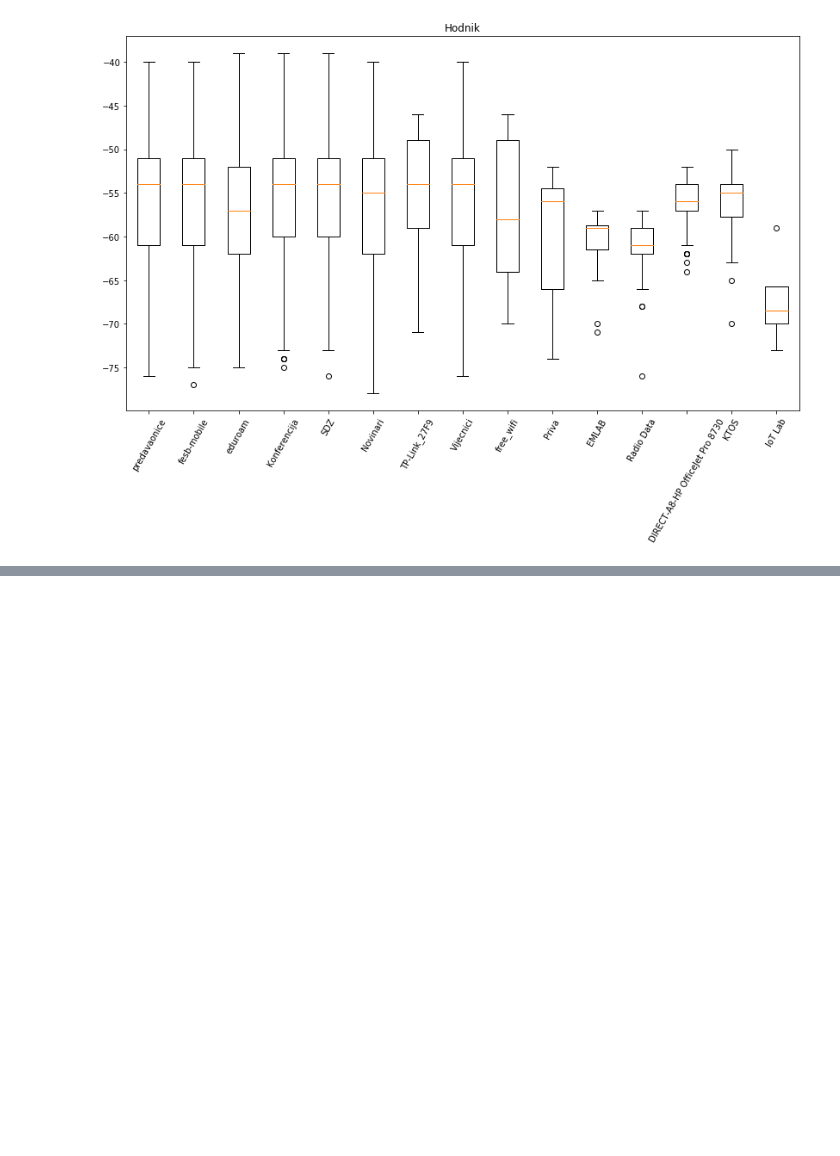
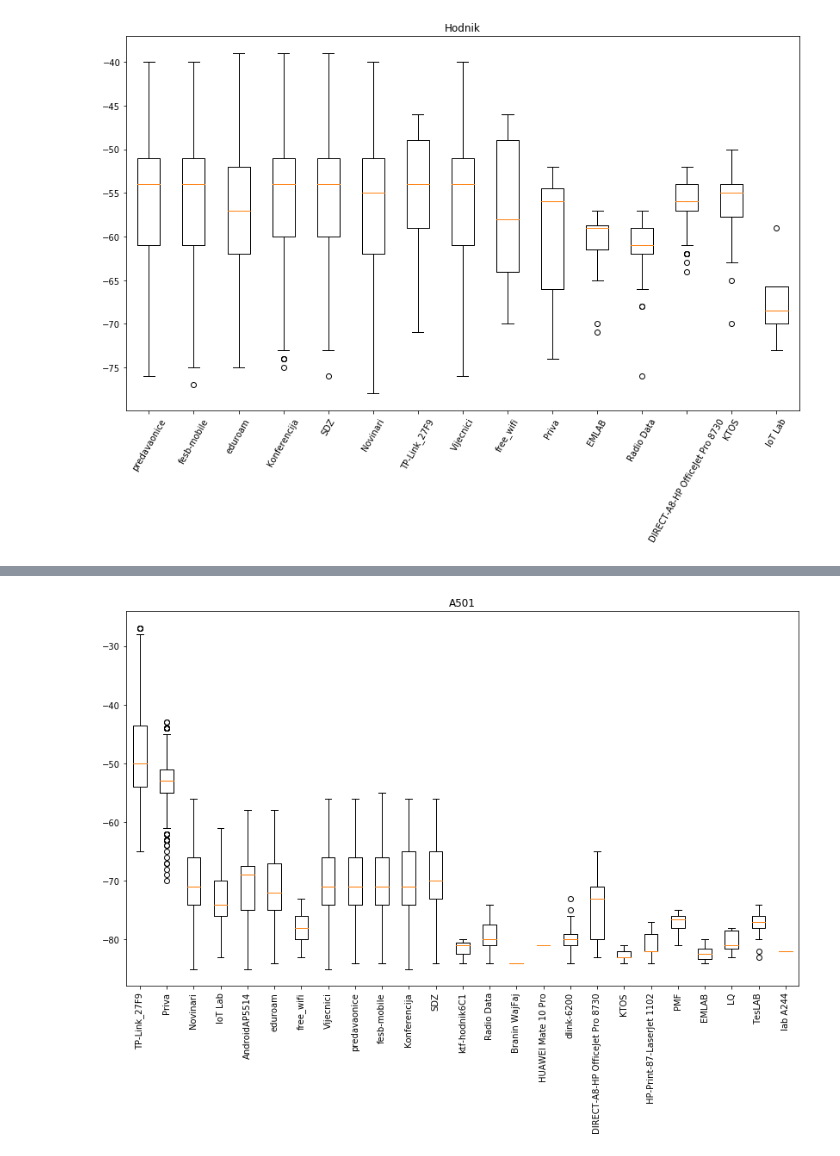
Before and after one commit to TomislavZupanovic/Wifi-Localization, a Jupyter notebook: notebook/data_analysis.ipynb, the cells around one changed output, grey strips where cells are left out. Cells and saved outputs as stored; diff of their text form; code cells hidden in the pictures; blank space fills up the shorter version.

```diff
--- a/notebook/data_analysis.ipynb
+++ b/notebook/data_analysis.ipynb
@@ -123,0 +143,4 @@ boxplot(hall)
+# %%
+boxplot(a501)
+# %% [output]
+[figure, added]
```
Also changed, not shown: parts of 23 cells of this notebook.
